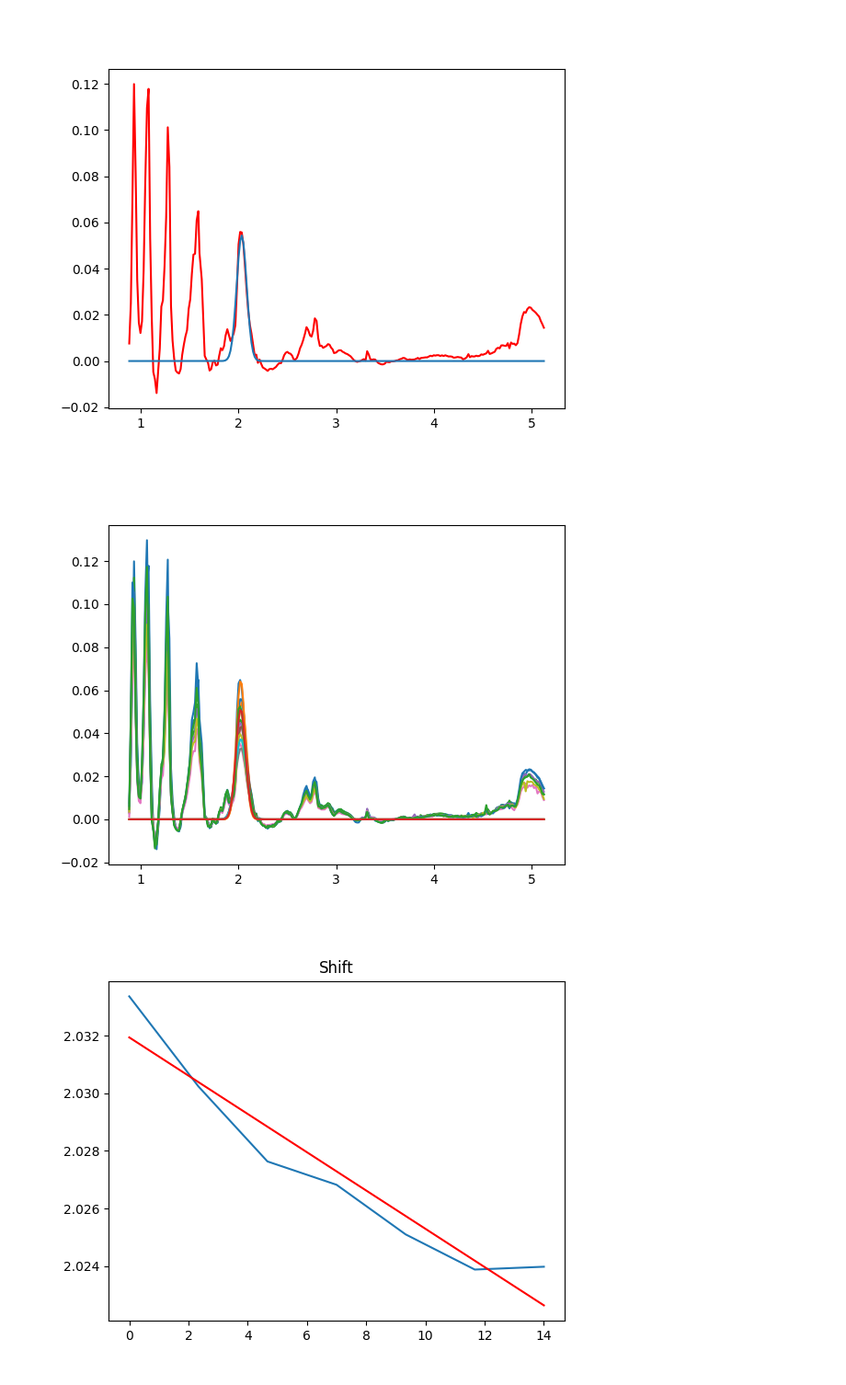
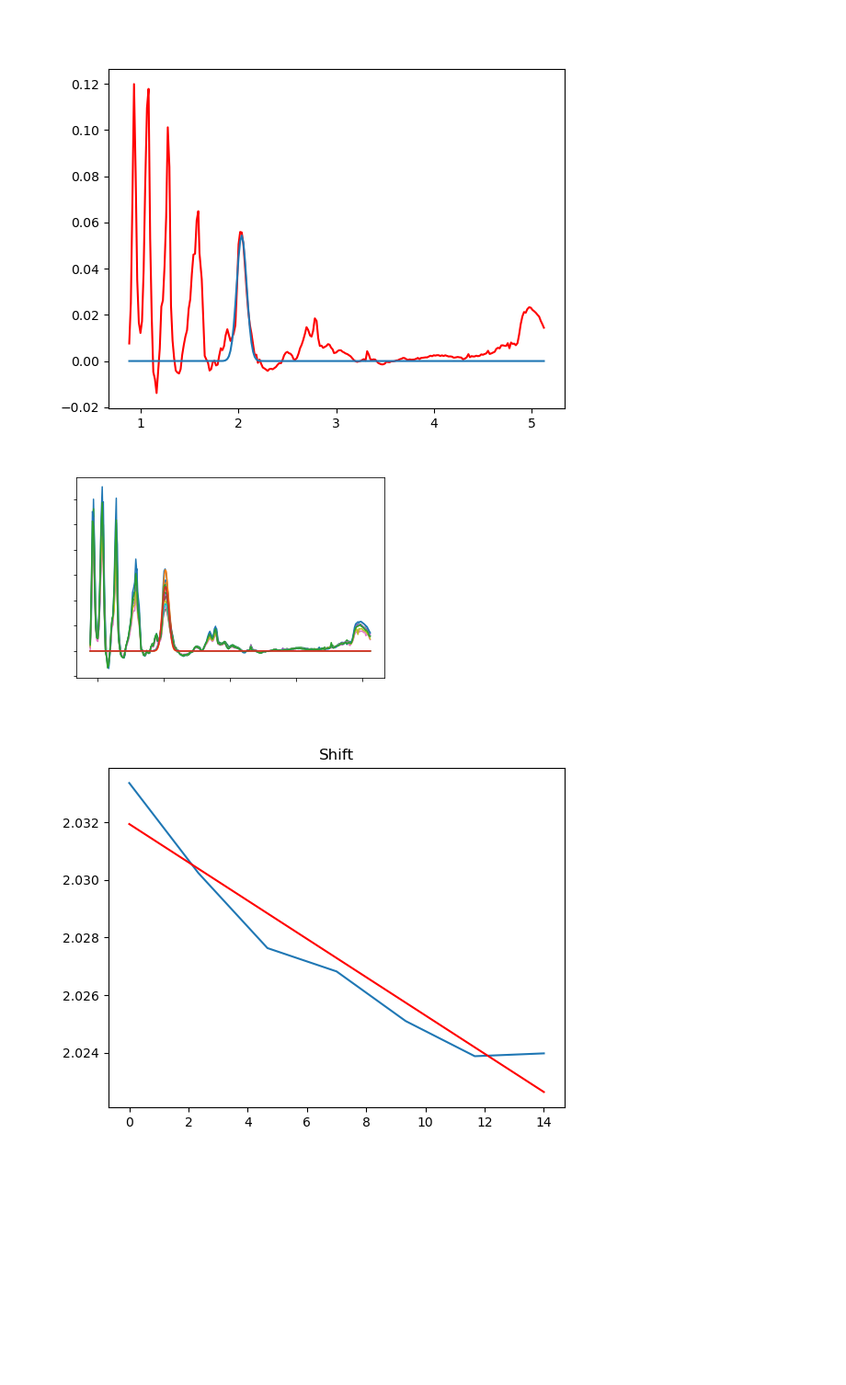
Before and after one commit to lucaslibshutz/spectralResearch, a Jupyter notebook: spectral_fitting_3.ipynb, the cells around one changed output. Shown at 92% size. Drawn from its saved outputs; the diff is of its cells as text; code cells hidden in the pictures; blank space fills up the shorter version.

```diff
--- a/spectral_fitting_3.ipynb
+++ b/spectral_fitting_3.ipynb
@@ -111,18 +111,20 @@ plt.show()
 # %% [output]
 [figure]
 # %%
-%matplotlib widget
+%matplotlib inline
 x = vims_wave
 mean_list = []
 for spectrum in spectra_list:
     y = spectrum
     my_fit,_ = curve_fit(gaussian,x[window],y[window],p0=[.05,2,.05]) # Underscore adds covariance matrix
     plt.plot(x,y)
     mean_list.append(my_fit[1])
     plt.plot(x,gaussian(x,*my_fit))
+plt.xticks(color='white')
+plt.yticks(color='white')
 plt.show()
 # %% [output]
-[figure, old version]
+[figure, new version]
 # %%
 %matplotlib widget
 
```
Also changed, not shown: parts of 4 cells of this notebook, 1 other file.
